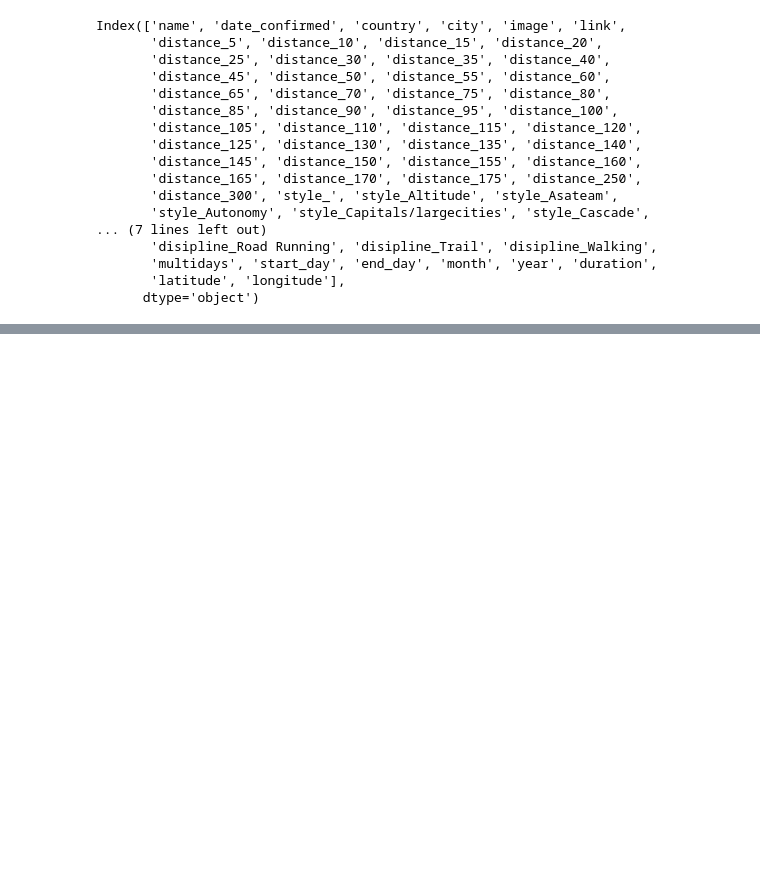
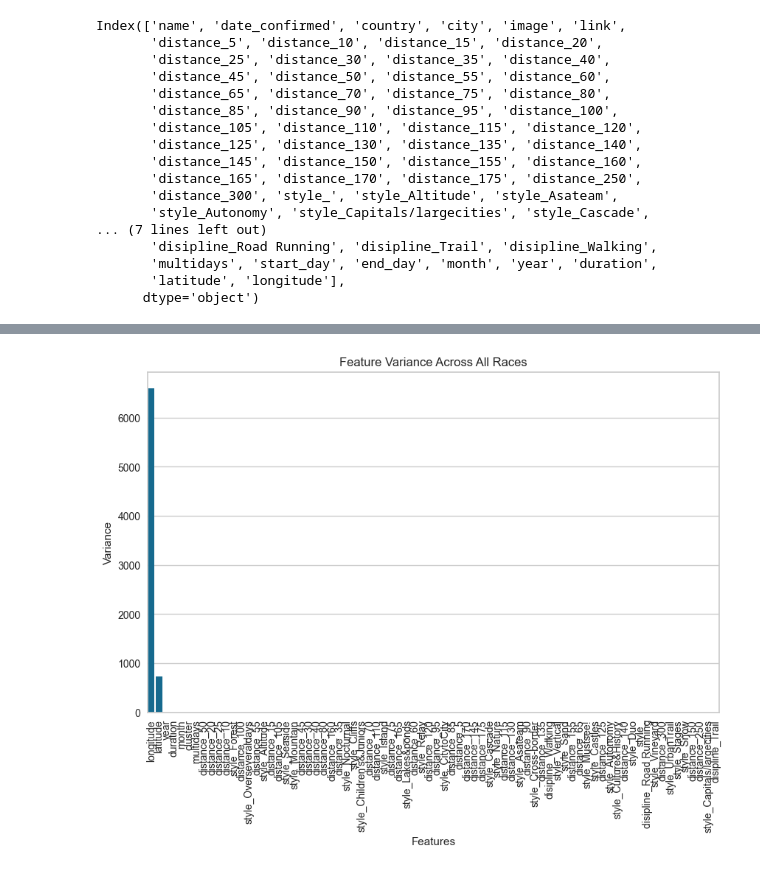
Before and after one commit to thibtd/DataEng_UTMB_pipeline, a Jupyter notebook: analysis/utmb_notebook.ipynb, the cells around one changed output, grey strips where cells are left out. Saved outputs shown, nothing was run; the diff lists cells and outputs as text; code cells hidden in the pictures; blank space fills up the shorter version.

Commit message:
recommender system

```diff
--- a/analysis/utmb_notebook.ipynb
+++ b/analysis/utmb_notebook.ipynb
@@ -458,0 +503,10 @@ map_cluster
+# %%
+distances = kmeans.predict(user_pref)
+closest_cluster = np.argmin(distances)
+X_cluster['cluster'] = kmeans.labels_
+# Recommend races from the closest cluster
+recommended_races = X_cluster[X_cluster['cluster'] == closest_cluster]
+
+# Display recommendations
+#print(recommended_races[['name', 'cluster']])
+recommended_races
@@ -458,0 +564,17 @@ map_cluster
+# %%
+# Calculate the variance of each feature across all races
+feature_variance = X_cluster.var()
+
+# Sort the features by variance
+feature_variance_sorted = feature_variance.sort_values(ascending=False)
+
+# Plot the variance of features
+plt.figure(figsize=(10, 6))
+sns.barplot(x=feature_variance_sorted.index, y=feature_variance_sorted.values)
+plt.title('Feature Variance Across All Races')
+plt.xlabel('Features')
+plt.ylabel('Variance')
+plt.xticks(rotation=90)
+plt.show()
+# %% [output]
+[figure, added]
```
Also changed, not shown: parts of 24 cells of this notebook, 2 other files.
